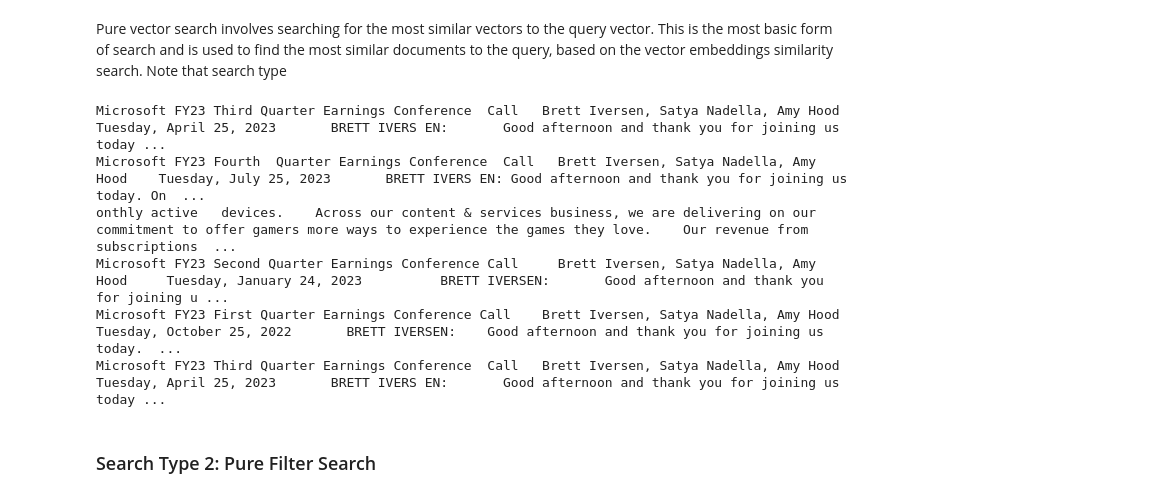
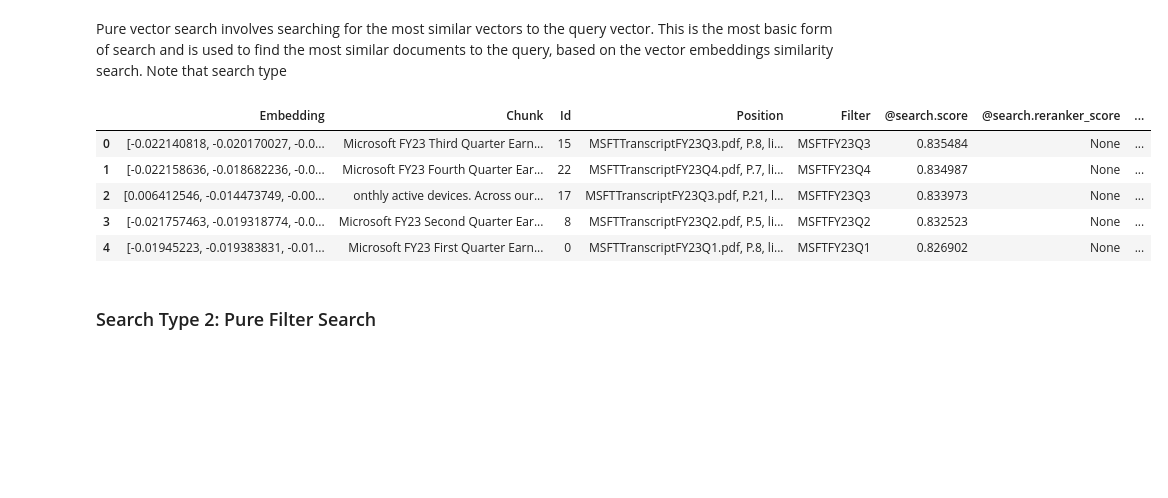
Before and after one commit to microsoft/appliedai-rag101, a Jupyter notebook: rag_skills/samples/financial_transcripts/tutorial-only.ipynb, the cells around one changed output. Cells and saved outputs as stored; diff of their text form; code cells hidden in the pictures; blank space fills up the shorter version.

```diff
--- a/rag_skills/samples/financial_transcripts/tutorial-only.ipynb
+++ b/rag_skills/samples/financial_transcripts/tutorial-only.ipynb
@@ -464,26 +464,24 @@ Pure vector search involves searching for the most similar vectors to the query
 # %%
 query = "How many monthly active users does Power BI have in FY23Q1?"
 
 search_client = SearchClient(service_endpoint, index_name, credential=credential)
 vector = Vector(value=createEmbeddings(query), k=5, fields="Embedding")
 
 results = search_client.search(
     search_text=None,
     vectors=[vector]
 )
 
-context=""
-for result in results:
-  print(result['Chunk'])
-  context+=result["Chunk"]
-print(context)
+# Convert the search results into a pandas DataFrame
+df = pd.DataFrame(results)
+df
 # %% [output]
-Microsoft FY23 Third Quarter Earnings Conference  Call   Brett Iversen, Satya Nadella, Amy Hood    Tuesday, April 25, 2023       BRETT IVERS EN:       Good afternoon and thank you for joining us today ...
-Microsoft FY23 Fourth  Quarter Earnings Conference  Call   Brett Iversen, Satya Nadella, Amy Hood    Tuesday, July 25, 2023       BRETT IVERS EN: Good afternoon and thank you for joining us today. On  ...
-onthly active   devices.    Across our content & services business, we are delivering on our  commitment to offer gamers more ways to experience the games they love.    Our revenue from subscriptions  ...
-Microsoft FY23 Second Quarter Earnings Conference Call     Brett Iversen, Satya Nadella, Amy Hood     Tuesday, January 24, 2023          BRETT IVERSEN:       Good afternoon and thank you for joining u ...
-Microsoft FY23 First Quarter Earnings Conference Call    Brett Iversen, Satya Nadella, Amy Hood    Tuesday, October 25, 2022       BRETT IVERSEN:    Good afternoon and thank you for joining us today.  ...
-Microsoft FY23 Third Quarter Earnings Conference  Call   Brett Iversen, Satya Nadella, Amy Hood    Tuesday, April 25, 2023       BRETT IVERS EN:       Good afternoon and thank you for joining us today ...
+|  | Embedding | Chunk | Id | Position | Filter | @search.score | @search.reranker_score | ... |
+| 0 | [-0.022140818, -0.020170027, -0.0... | Microsoft FY23 Third Quarter Earn... | 15 | MSFTTranscriptFY23Q3.pdf, P.8, li... | MSFTFY23Q3 | 0.835484 | None | ... |
+| 1 | [-0.022158636, -0.018682236, -0.0... | Microsoft FY23 Fourth Quarter Ear... | 22 | MSFTTranscriptFY23Q4.pdf, P.7, li... | MSFTFY23Q4 | 0.834987 | None | ... |
+| 2 | [0.006412546, -0.014473749, -0.00... | onthly active devices. Across our... | 17 | MSFTTranscriptFY23Q3.pdf, P.21, l... | MSFTFY23Q3 | 0.833973 | None | ... |
+| 3 | [-0.021757463, -0.019318774, -0.0... | Microsoft FY23 Second Quarter Ear... | 8 | MSFTTranscriptFY23Q2.pdf, P.5, li... | MSFTFY23Q2 | 0.832523 | None | ... |
+| 4 | [-0.01945223, -0.019383831, -0.01... | Microsoft FY23 First Quarter Earn... | 0 | MSFTTranscriptFY23Q1.pdf, P.8, li... | MSFTFY23Q1 | 0.826902 | None | ... |
 # %% [markdown]
 ### Search Type 2: Pure Filter Search
 # %%
```
Also changed, not shown: parts of 4 cells of this notebook.
